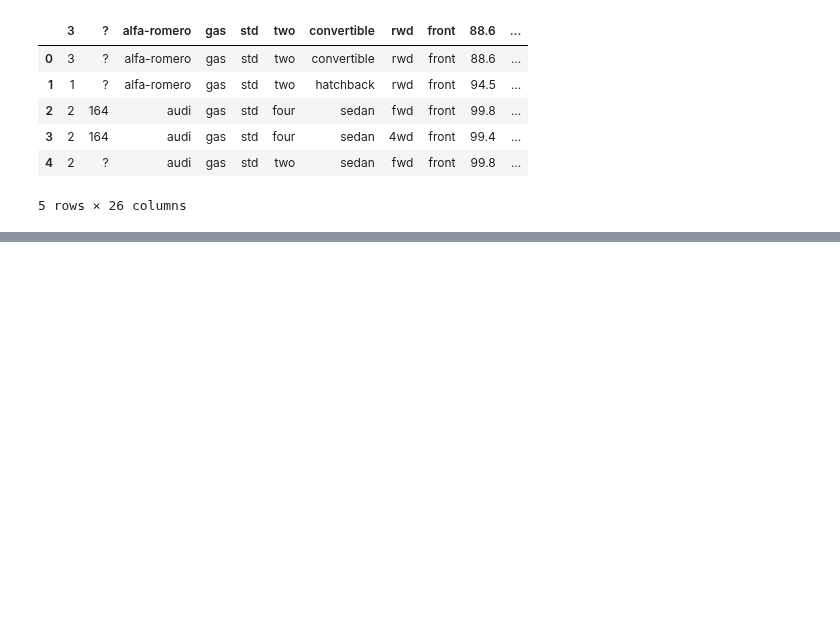
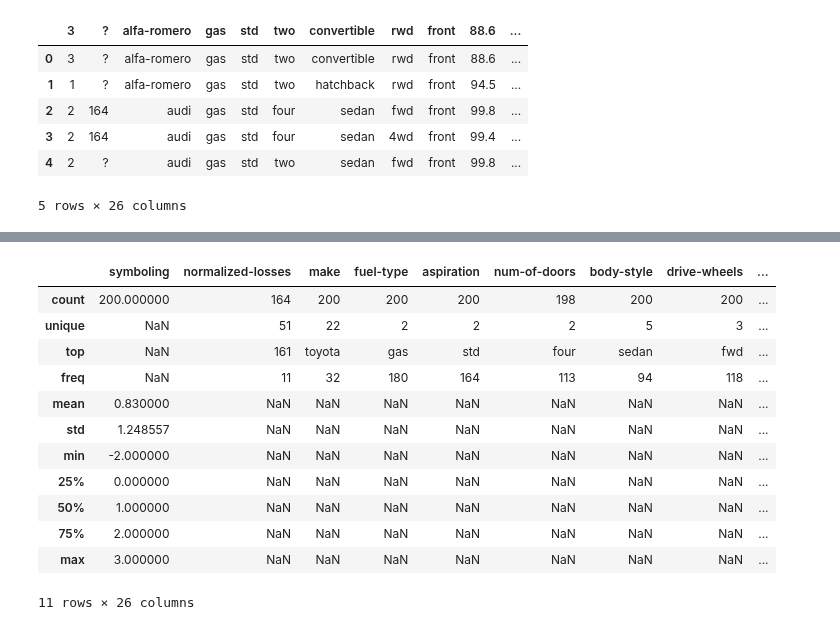
Before and after one commit to sonpn82/Data-analysis-with-python, a Jupyter notebook: Data analysis 1 - import data.ipynb, the cells around one changed output, grey strips where cells are left out. Drawn from its saved outputs; the diff is of its cells as text; code cells hidden in the pictures; blank space fills up the shorter version.

```diff
--- a/Data analysis 1 - import data.ipynb
+++ b/Data analysis 1 - import data.ipynb
@@ -19,0 +32,7 @@ df.head(5)
+# %%
+# create headers list
+headers = ["symboling","normalized-losses","make","fuel-type","aspiration", "num-of-doors","body-style",
+         "drive-wheels","engine-location","wheel-base", "length","width","height","curb-weight","engine-type",
+         "num-of-cylinders", "engine-size","fuel-system","bore","stroke","compression-ratio","horsepower",
+         "peak-rpm","city-mpg","highway-mpg","price"]
+print("headers\n", headers)
@@ -19,0 +42,3 @@ df.head(5)
+# %%
+df.columns = headers  # add header to dataframe
+df.head()
@@ -19,0 +53,4 @@ df.head(5)
+# %%
+df1 = df.replace('?', np.NaN)   # replace all ? with NaN
+df = df1.dropna(subset=["price"], axis=0)   # drop all NaN value in price column, axis=0 = data row
+df.head(10)
@@ -19,0 +122,17 @@ df.head(5)
+# %%
+# Add all column to describe
+df.describe(include='all')
+# %% [output]
+|  | symboling | normalized-losses | make | fuel-type | aspiration | num-of-doors | body-style | drive-wheels | ... |
+| count | 200.000000 | 164 | 200 | 200 | 200 | 198 | 200 | 200 | ... |
+| unique | NaN | 51 | 22 | 2 | 2 | 2 | 5 | 3 | ... |
+| top | NaN | 161 | toyota | gas | std | four | sedan | fwd | ... |
+| freq | NaN | 11 | 32 | 180 | 164 | 113 | 94 | 118 | ... |
+| mean | 0.830000 | NaN | NaN | NaN | NaN | NaN | NaN | NaN | ... |
+| std | 1.248557 | NaN | NaN | NaN | NaN | NaN | NaN | NaN | ... |
+| min | -2.000000 | NaN | NaN | NaN | NaN | NaN | NaN | NaN | ... |
+| 25% | 0.000000 | NaN | NaN | NaN | NaN | NaN | NaN | NaN | ... |
+| 50% | 1.000000 | NaN | NaN | NaN | NaN | NaN | NaN | NaN | ... |
+| 75% | 2.000000 | NaN | NaN | NaN | NaN | NaN | NaN | NaN | ... |
+| max | 3.000000 | NaN | NaN | NaN | NaN | NaN | NaN | NaN | ... |
+11 rows × 26 columns
```
Also changed, not shown: parts of 17 cells of this notebook.
